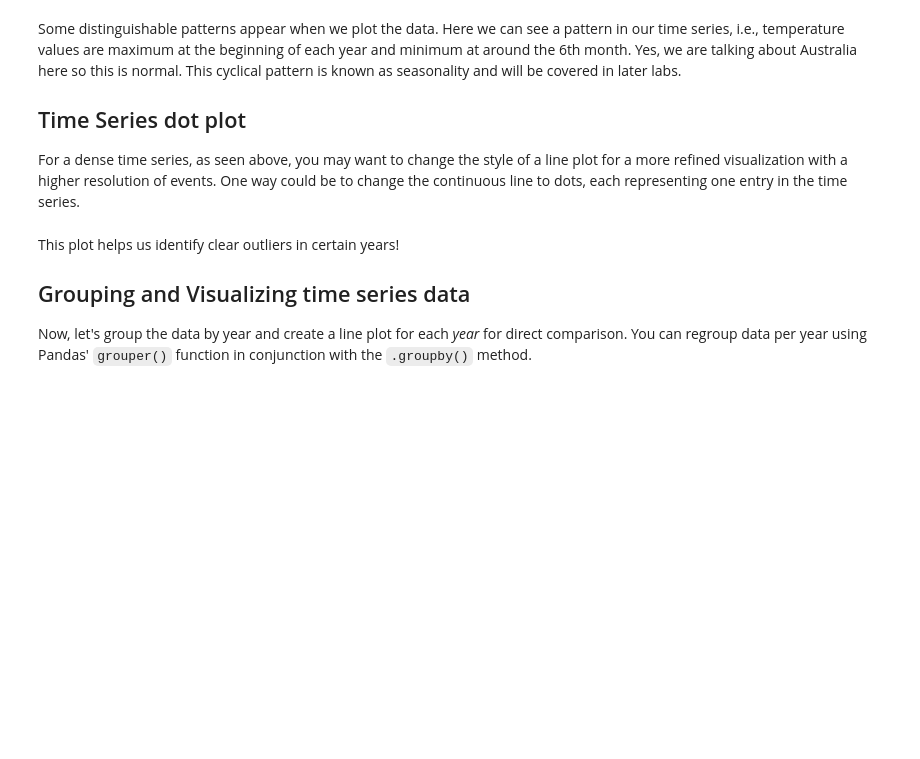
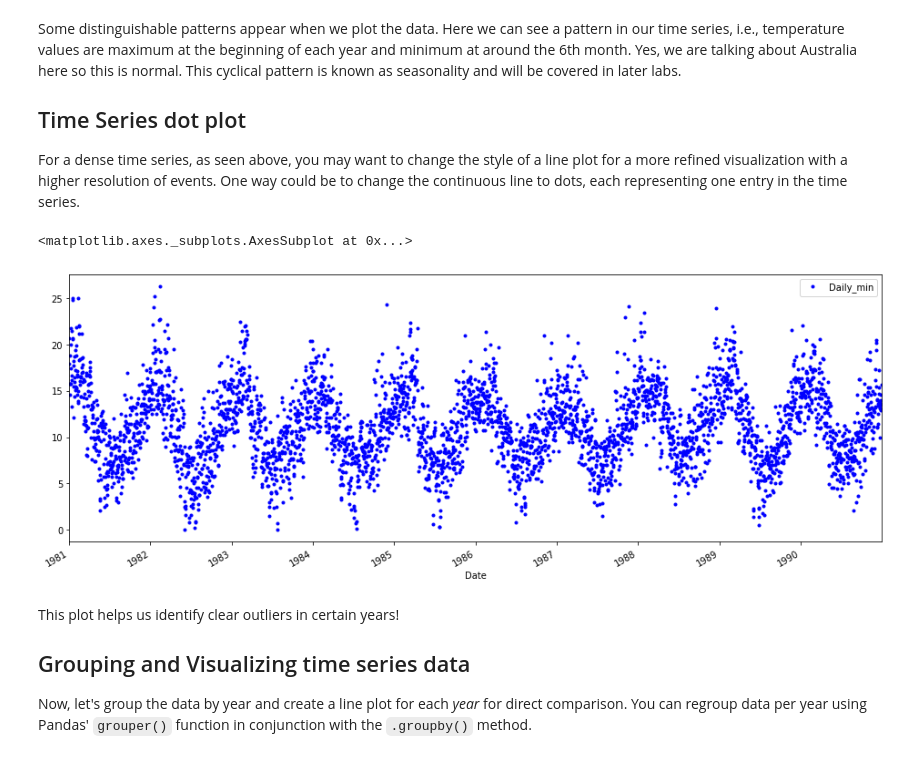
Before and after one commit to rmei97/dsc-visualizing-time-series-data-lab-nyc-ds-033020, a Jupyter notebook: index.ipynb, the cells around one changed output. Cells and saved outputs as stored; diff of their text form; code cells hidden in the pictures; blank space fills up the shorter version.

```diff
--- a/index.ipynb
+++ b/index.ipynb
@@ -91,7 +91,10 @@ Some distinguishable patterns appear when we plot the data. Here we can see a pa
 For a dense time series, as seen above, you may want to change the style of a line plot for a more refined visualization with a higher resolution of events. One way could be to change the continuous line to dots, each representing one entry in the time series.
 # %%
 # Use dots instead on a continuous line and redraw the time series
-temp_data.plot(figsize = (16,6), style )
+temp_data.plot(figsize = (16,6), style = '.b')
+# %% [output]
+<matplotlib.axes._subplots.AxesSubplot at 0x...>
+[figure, added]
 # %% [markdown]
 This plot helps us identify clear outliers in certain years!
 
```
